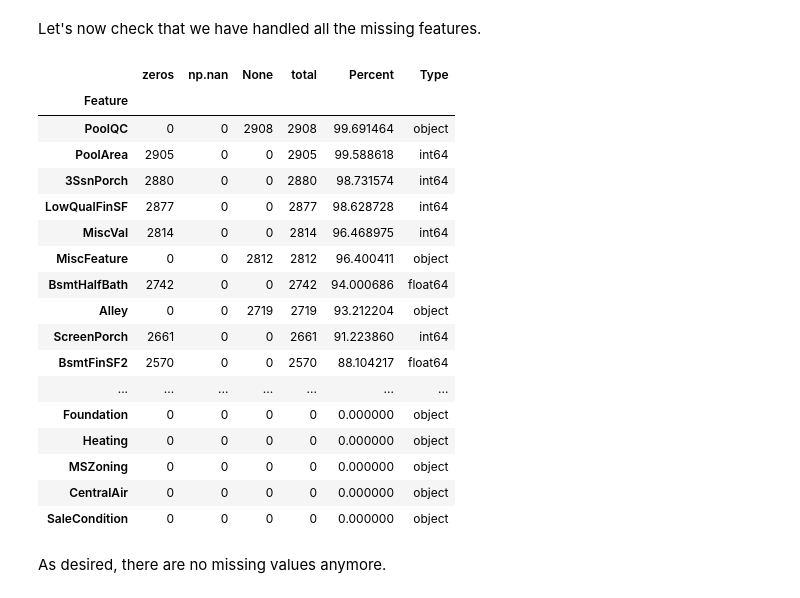
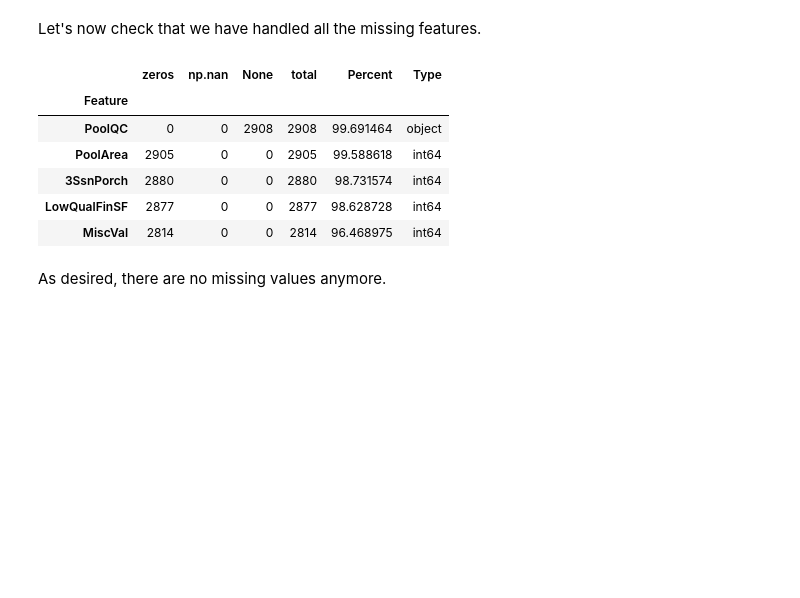
Before and after one commit to C-Kitching/Kaggle, a Jupyter notebook: house-prices-advanced-regression - current kernal.ipynb, the cells around one changed output. Saved outputs shown, nothing was run; the diff lists cells and outputs as text; code cells hidden in the pictures; blank space fills up the shorter version.

```diff
--- a/house-prices-advanced-regression - current kernal.ipynb
+++ b/house-prices-advanced-regression - current kernal.ipynb
@@ -278,7 +286,7 @@ def transform_target(X):
     Returns:
         X (pandas dataframe) : transformed dataframe
     """
-    X["SalePrice"] = np.log1p(train["SalePrice"])
+    X["SalePrice"] = np.log1p(X["SalePrice"])
     return X
 
 # log(1+x) transform
@@ -341,2 +353,19 @@ train = drop_outliers(train)
+# %%
+def drop_target(train):
+    """
+    Drop the target from the train data
+
+    Args:
+        train (pandas dataframe) : train data
+
+    Returns:
+        train (pandas dataframe) : train data with target dropped
+        y_train (pandas series) : target
+    """
+    y_train = train['SalePrice'].reset_index(drop=True)
+    train = train.drop(['SalePrice'], axis=1) # drop the target
+    return y_train, train
+
+y_train, train = drop_target(train)
 # %% [markdown]
 ## Prepare dataset for cleaning
@@ -346,5 +374,5 @@ Also combine the train and test features so that we can apply the all coming tra
 # %%
-def prepare_for_cleaning(train, test):
+def combine_train_and_test(train, test):
     """
     Prepare datasets for cleaning by dropping target and combining into one dataset
 
@@ -353,17 +381,13 @@ def prepare_for_cleaning(train, test):
         test (pandas dataframe) : test dataset
 
     Returns:
-        y_train (pandas series) : target
         X (pandas dataframe) : combined data
     """
-    y_train = train['SalePrice'].reset_index(drop=True)
-    X_train = train.drop(['SalePrice'], axis=1) # drop the target
-    X_test = test
-    X = pd.concat([X_train, X_test]).reset_index(drop=True) # combine train and test
+    X = pd.concat([train, test]).reset_index(drop=True) # combine train and test
 
-    return y_train, X
+    return X
 
-y_train, X = prepare_for_cleaning(train, test)
+X = combine_train_and_test(train, test)
 X.shape
 # %% [output]
 (2917, 79)
@@ -488,26 +528,15 @@ X = handle_missing(X)
 Let's now check that we have handled all the missing features.
 # %%
 missing = percent_missing(X)
-missing
+missing.head()
 # %% [output]
 |  | zeros | np.nan | None | total | Percent | Type |
 | Feature |  |  |  |  |  |  |
 | PoolQC | 0 | 0 | 2908 | 2908 | 99.691464 | object |
 | PoolArea | 2905 | 0 | 0 | 2905 | 99.588618 | int64 |
 | 3SsnPorch | 2880 | 0 | 0 | 2880 | 98.731574 | int64 |
 | LowQualFinSF | 2877 | 0 | 0 | 2877 | 98.628728 | int64 |
 | MiscVal | 2814 | 0 | 0 | 2814 | 96.468975 | int64 |
-| MiscFeature | 0 | 0 | 2812 | 2812 | 96.400411 | object |
-| BsmtHalfBath | 2742 | 0 | 0 | 2742 | 94.000686 | float64 |
-| Alley | 0 | 0 | 2719 | 2719 | 93.212204 | object |
-| ScreenPorch | 2661 | 0 | 0 | 2661 | 91.223860 | int64 |
-| BsmtFinSF2 | 2570 | 0 | 0 | 2570 | 88.104217 | float64 |
-| ... | ... | ... | ... | ... | ... | ... |
-| Foundation | 0 | 0 | 0 | 0 | 0.000000 | object |
-| Heating | 0 | 0 | 0 | 0 | 0.000000 | object |
-| MSZoning | 0 | 0 | 0 | 0 | 0.000000 | object |
-| CentralAir | 0 | 0 | 0 | 0 | 0.000000 | object |
-| SaleCondition | 0 | 0 | 0 | 0 | 0.000000 | object |
 # %% [markdown]
 As desired, there are no missing values anymore.
 # %% [markdown]
```
Also changed, not shown: parts of 27 cells of this notebook.
